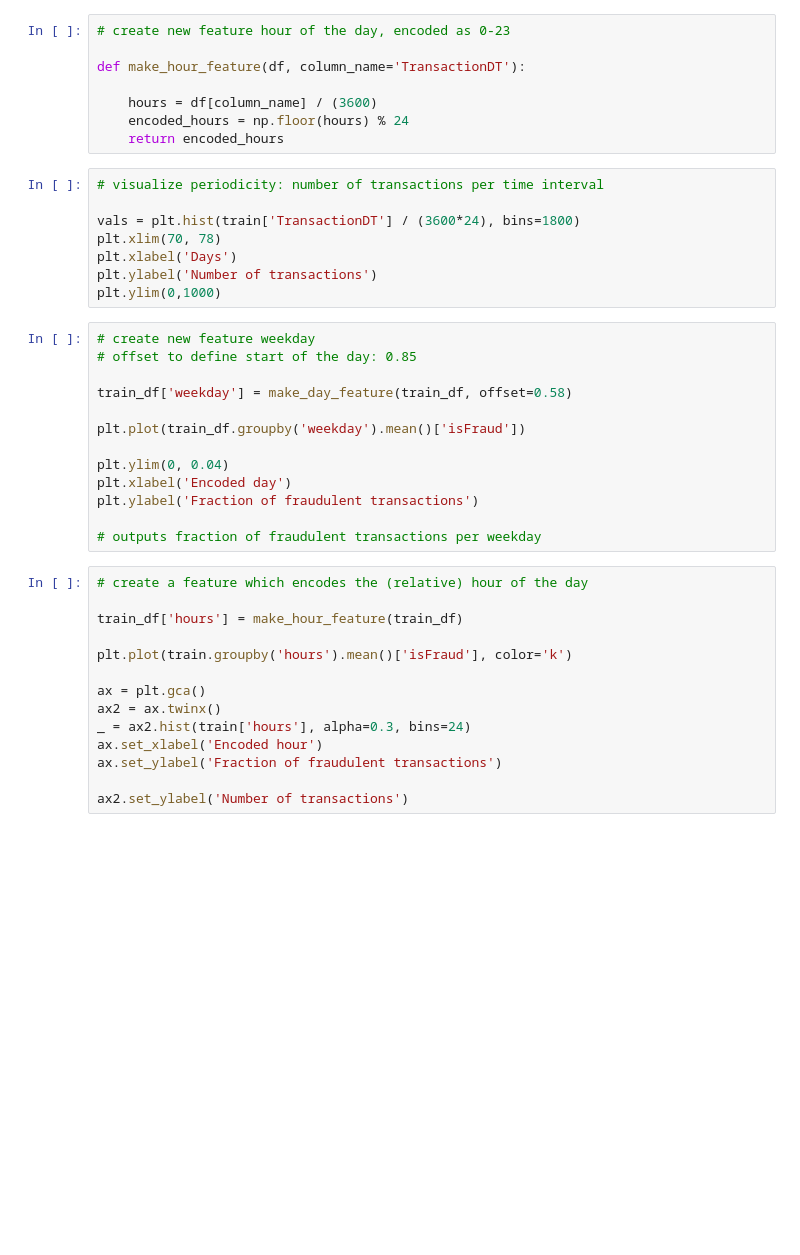
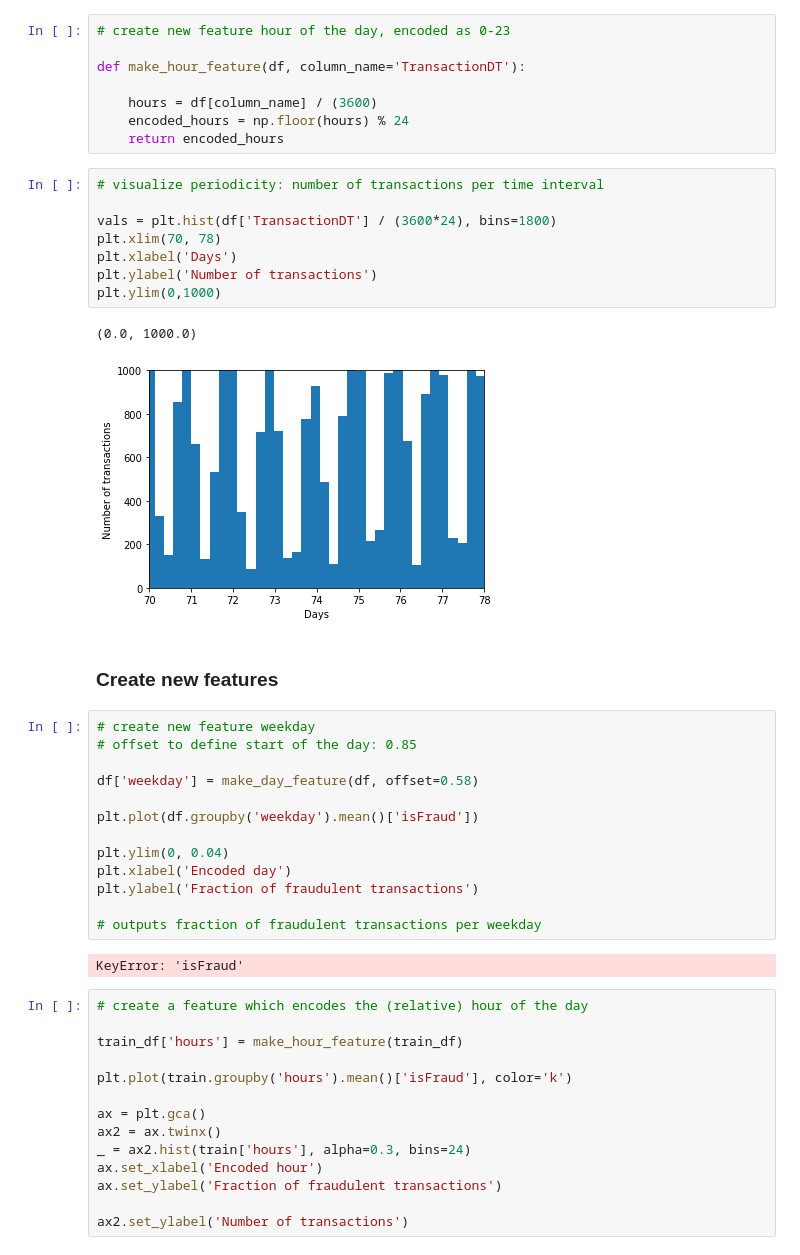
Before and after one commit to mariia-rum/project_fraud, a Jupyter notebook: notebooks/Models_Antonia.ipynb, the cells around one changed output. Saved outputs shown, nothing was run; the diff lists cells and outputs as text; blank space fills up the shorter version.

```diff
--- a/notebooks/Models_Antonia.ipynb
+++ b/notebooks/Models_Antonia.ipynb
@@ -172,24 +166,31 @@ def make_hour_feature(df, column_name='TransactionDT'):
 # %%
 # visualize periodicity: number of transactions per time interval
 
-vals = plt.hist(train['TransactionDT'] / (3600*24), bins=1800)
+vals = plt.hist(df['TransactionDT'] / (3600*24), bins=1800)
 plt.xlim(70, 78)
 plt.xlabel('Days')
 plt.ylabel('Number of transactions')
 plt.ylim(0,1000)
+# %% [output]
+(0.0, 1000.0)
+[figure, added]
+# %% [markdown]
+### Create new features
 # %%
 # create new feature weekday
 # offset to define start of the day: 0.85
 
-train_df['weekday'] = make_day_feature(train_df, offset=0.58)
+df['weekday'] = make_day_feature(df, offset=0.58)
 
-plt.plot(train_df.groupby('weekday').mean()['isFraud'])
+plt.plot(df.groupby('weekday').mean()['isFraud'])
 
 plt.ylim(0, 0.04)
 plt.xlabel('Encoded day')
 plt.ylabel('Fraction of fraudulent transactions')
 
 # outputs fraction of fraudulent transactions per weekday
+# %% [output]
+KeyError: 'isFraud'
 # %%
 # create a feature which encodes the (relative) hour of the day
 
```
Also changed, not shown: parts of 41 cells of this notebook.
